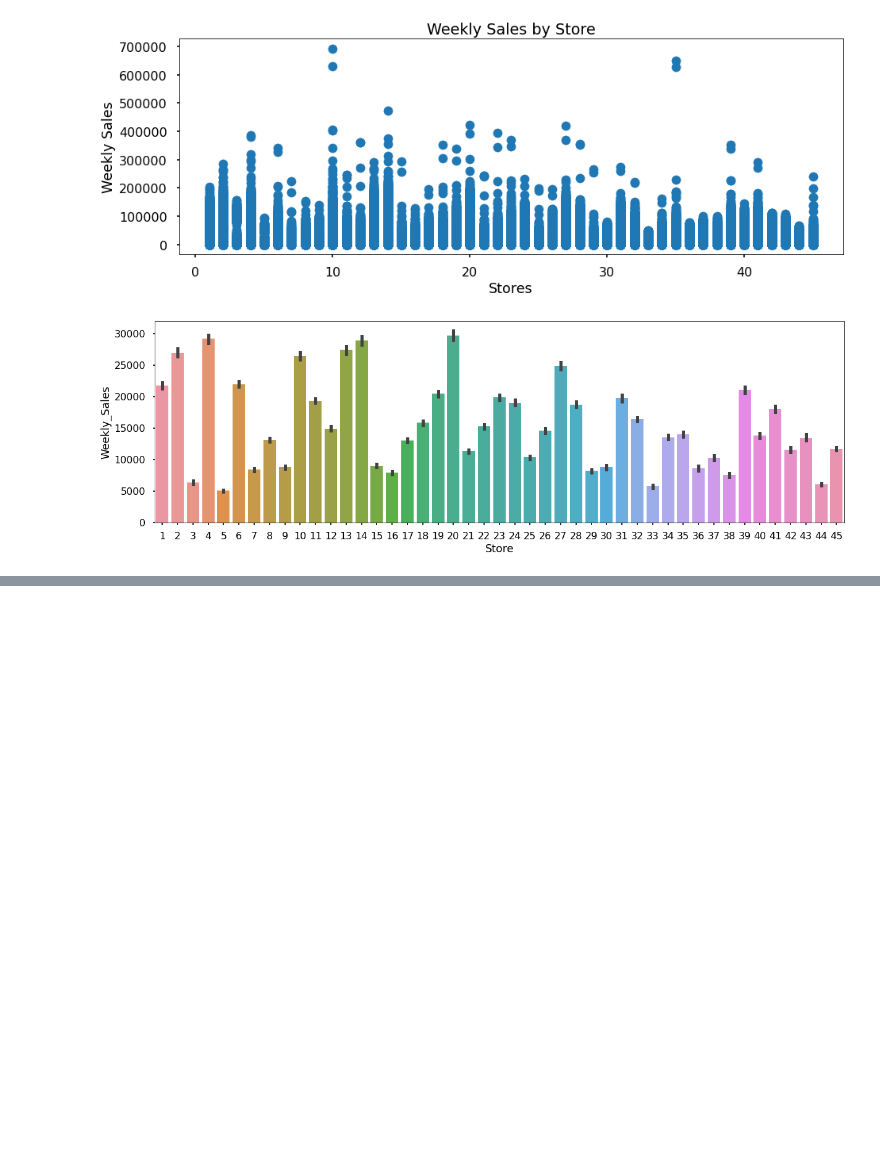
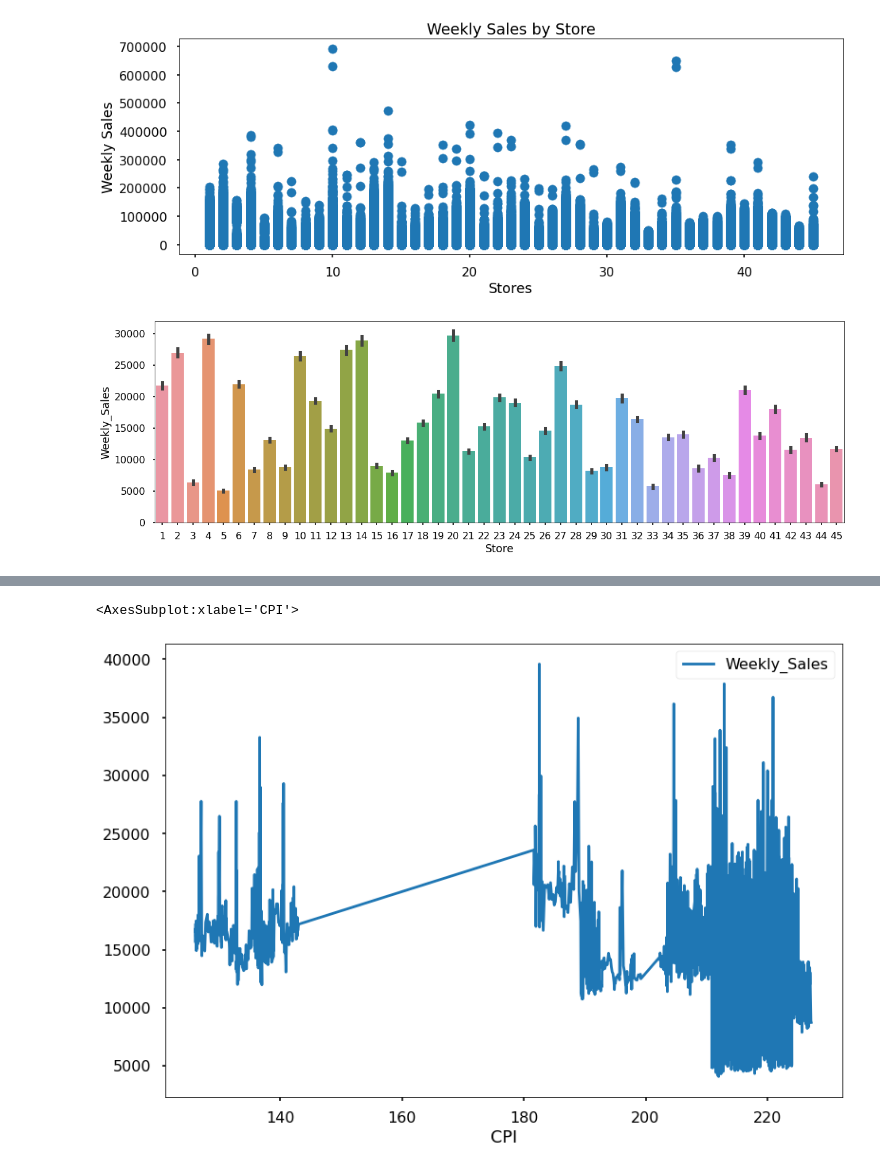
Before and after one commit to abideen-olawuwo/walmart-sales-forcast, a Jupyter notebook: walmart.ipynb, the cells around one changed output, grey strips where cells are left out. Cells and saved outputs as stored; diff of their text form; code cells hidden in the pictures; blank space fills up the shorter version.

```diff
--- a/walmart.ipynb
+++ b/walmart.ipynb
@@ -502,0 +503,6 @@ temp.plot()
+# %%
+CPI = pd.pivot_table(df, values = "Weekly_Sales", index= "CPI")
+CPI.plot()
+# %% [output]
+<AxesSubplot:xlabel='CPI'>
+[figure, added]
```
Also changed, not shown: parts of 26 cells of this notebook.
